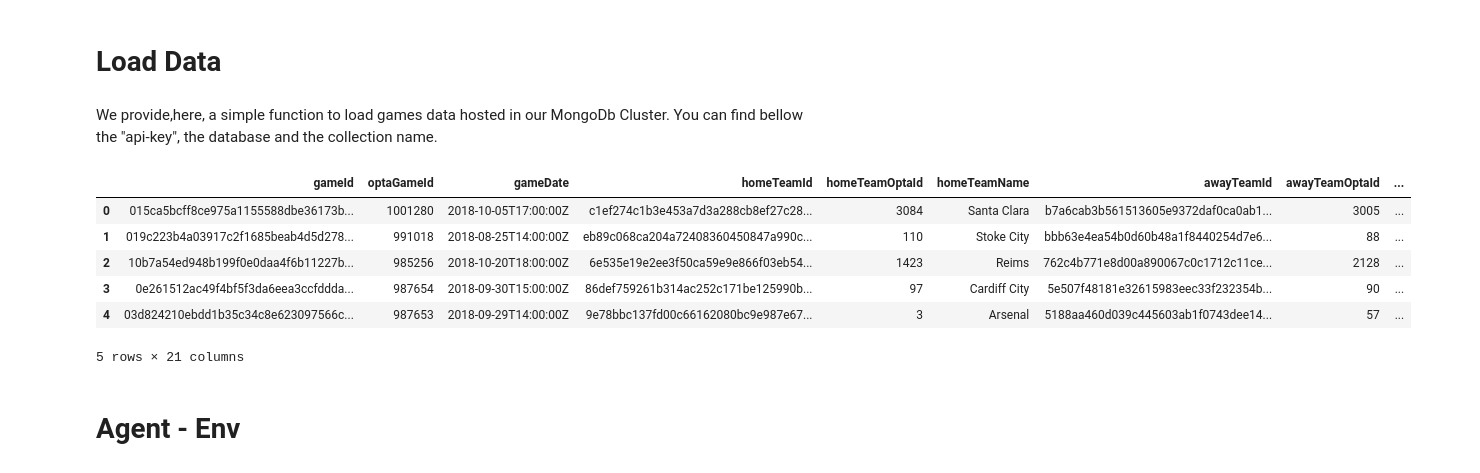
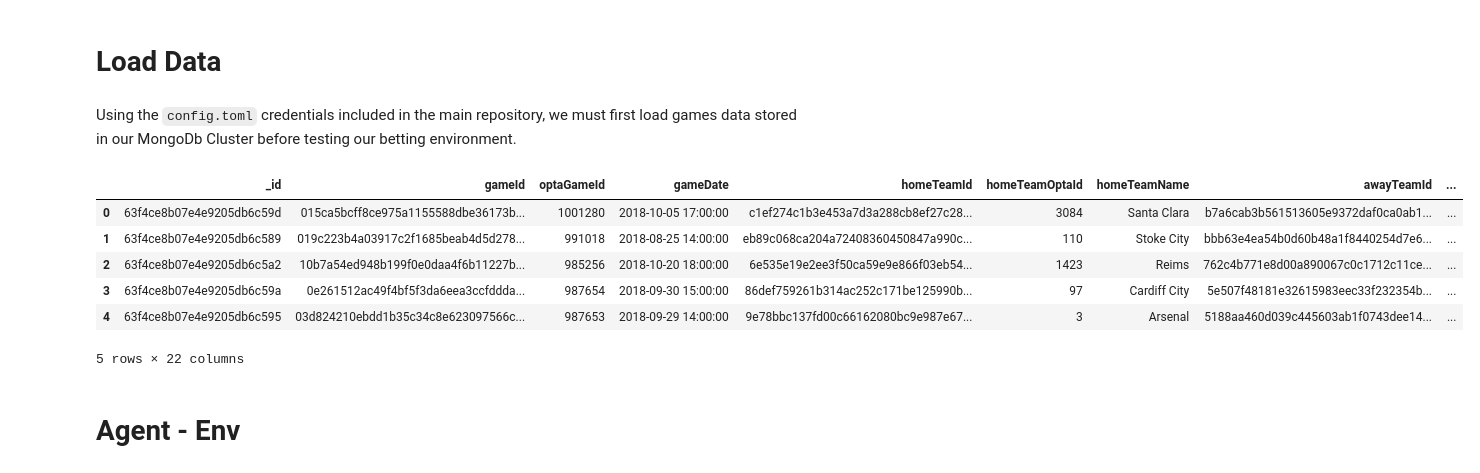
Before and after one commit to MeherKharbachi/betting_env, a Jupyter notebook: nbs/00_betting_env.ipynb, the cells around one changed output. Saved outputs shown, nothing was run; the diff lists cells and outputs as text; code cells hidden in the pictures.

Commit message:
RL env + mongoengine

```diff
--- a/nbs/00_betting_env.ipynb
+++ b/nbs/00_betting_env.ipynb
@@ -449,5 +451,3 @@ class BettingEnv(gym.Env):
         }
 # %% [markdown]
 # Load Data
-# %% [markdown]
-We provide,here, a simple function to load games data hosted in our MongoDb Cluster. You can find bellow the "api-key", the database and the collection name.
@@ -502,14 +454,25 @@ fixtures = load_data_from_db(
-# %%
-# | include: false
-fixtures.head()
-# %% [output]
-|  | gameId | optaGameId | gameDate | homeTeamId | homeTeamOptaId | homeTeamName | awayTeamId | awayTeamOptaId | ... |
-| 0 | 015ca5bcff8ce975a1155588dbe36173b... | 1001280 | 2018-10-05T17:00:00Z | c1ef274c1b3e453a7d3a288cb8ef27c28... | 3084 | Santa Clara | b7a6cab3b561513605e9372daf0ca0ab1... | 3005 | ... |
-| 1 | 019c223b4a03917c2f1685beab4d5d278... | 991018 | 2018-08-25T14:00:00Z | eb89c068ca204a72408360450847a990c... | 110 | Stoke City | bbb63e4ea54b0d60b48a1f8440254d7e6... | 88 | ... |
-| 2 | 10b7a54ed948b199f0e0daa4f6b11227b... | 985256 | 2018-10-20T18:00:00Z | 6e535e19e2ee3f50ca59e9e866f03eb54... | 1423 | Reims | 762c4b771e8d00a890067c0c1712c11ce... | 2128 | ... |
-| 3 | 0e261512ac49f4bf5f3da6eea3ccfddda... | 987654 | 2018-09-30T15:00:00Z | 86def759261b314ac252c171be125990b... | 97 | Cardiff City | 5e507f48181e32615983eec33f232354b... | 90 | ... |
-| 4 | 03d824210ebdd1b35c34c8e623097566c... | 987653 | 2018-09-29T14:00:00Z | 9e78bbc137fd00c66162080bc9e987e67... | 3 | Arsenal | 5188aa460d039c445603ab1f0743dee14... | 57 | ... |
-5 rows × 21 columns
+# %% [markdown]
+Using the `config.toml` credentials included in the main repository, we must first load games data stored in our MongoDb Cluster before testing our betting environment.
+# %%
+# | include: false
+
+# Initialise connections
+mongo_init("prod_atlas")
+
+# Get all fixtures
+fixtures = Fixture.get_all_fixtures()
+
+# fixtures
+fixtures = pd.DataFrame(fixtures.as_pymongo())
+fixtures.head()
+# %% [output]
+|  | _id | gameId | optaGameId | gameDate | homeTeamId | homeTeamOptaId | homeTeamName | awayTeamId | ... |
+| 0 | 63f4ce8b07e4e9205db6c59d | 015ca5bcff8ce975a1155588dbe36173b... | 1001280 | 2018-10-05 17:00:00 | c1ef274c1b3e453a7d3a288cb8ef27c28... | 3084 | Santa Clara | b7a6cab3b561513605e9372daf0ca0ab1... | ... |
+| 1 | 63f4ce8b07e4e9205db6c589 | 019c223b4a03917c2f1685beab4d5d278... | 991018 | 2018-08-25 14:00:00 | eb89c068ca204a72408360450847a990c... | 110 | Stoke City | bbb63e4ea54b0d60b48a1f8440254d7e6... | ... |
+| 2 | 63f4ce8b07e4e9205db6c5a2 | 10b7a54ed948b199f0e0daa4f6b11227b... | 985256 | 2018-10-20 18:00:00 | 6e535e19e2ee3f50ca59e9e866f03eb54... | 1423 | Reims | 762c4b771e8d00a890067c0c1712c11ce... | ... |
+| 3 | 63f4ce8b07e4e9205db6c59a | 0e261512ac49f4bf5f3da6eea3ccfddda... | 987654 | 2018-09-30 15:00:00 | 86def759261b314ac252c171be125990b... | 97 | Cardiff City | 5e507f48181e32615983eec33f232354b... | ... |
+| 4 | 63f4ce8b07e4e9205db6c595 | 03d824210ebdd1b35c34c8e623097566c... | 987653 | 2018-09-29 14:00:00 | 9e78bbc137fd00c66162080bc9e987e67... | 3 | Arsenal | 5188aa460d039c445603ab1f0743dee14... | ... |
+5 rows × 22 columns
 # %% [markdown]
 # Agent - Env
 # %% [markdown]
```
Also changed, not shown: parts of 4 cells of this notebook, 11 other files.
